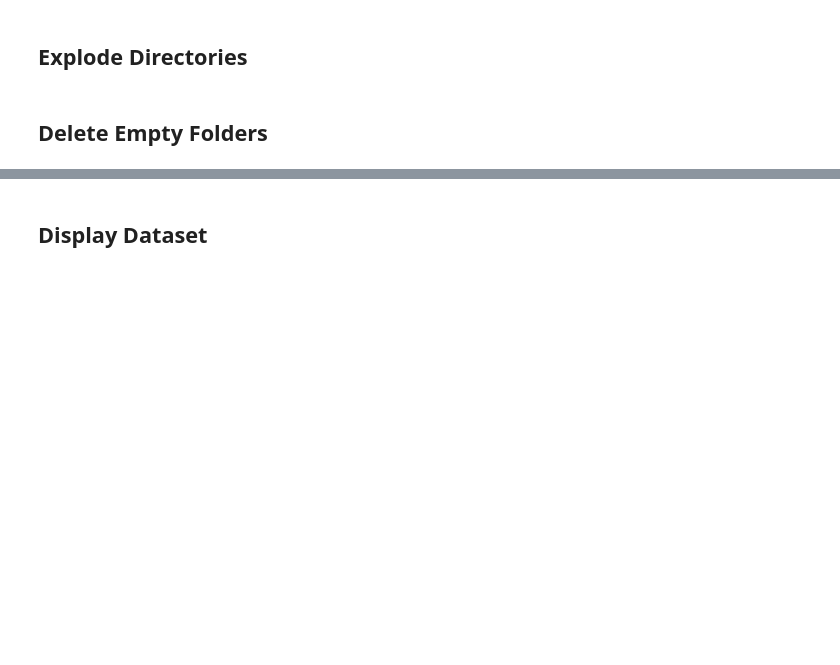
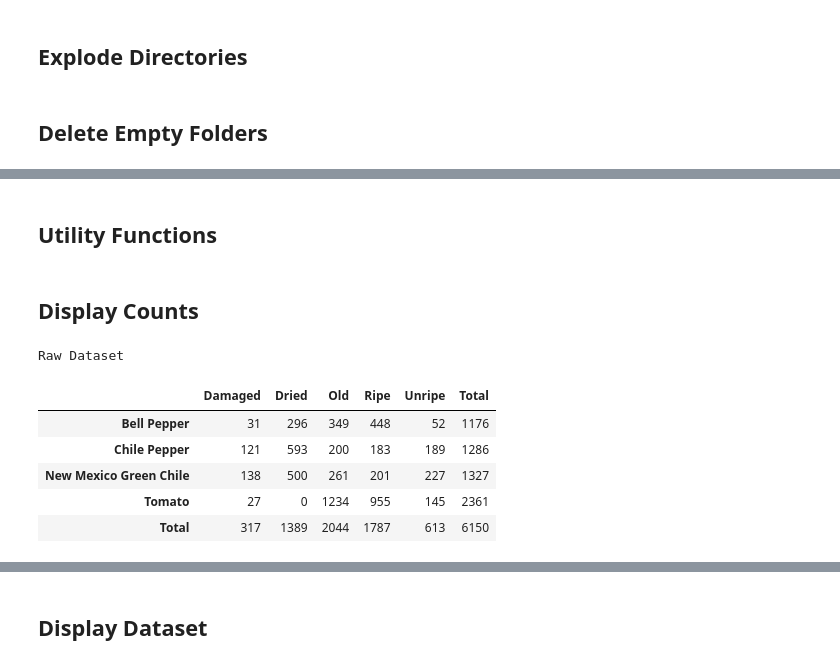
Before and after one commit to ir-rafio/Vegetable-Classification-and-Quality-Assessment, a Jupyter notebook: Vegetable.ipynb, the cells around one changed output, grey strips where cells are left out. Saved outputs shown, nothing was run; the diff lists cells and outputs as text; code cells hidden in the pictures; blank space fills up the shorter version.

```diff
--- a/Vegetable.ipynb
+++ b/Vegetable.ipynb
@@ -100,0 +113,2 @@ classes = dataset.classes
+# %% [markdown]
+## Utility Functions
@@ -100,0 +144,26 @@ classes = dataset.classes
+# %%
+def display_counts(dataset, dataset_name):
+    class_counts = get_label_counts(dataset)
+
+    vegetables = []
+    qualities = []
+    for label in class_counts.keys():
+        vegetable, quality = parse_label(label)
+        if vegetable not in vegetables:
+            vegetables.append(vegetable)
+        if quality not in qualities:
+            qualities.append(quality)
+
+    df_table = pd.DataFrame(index=sorted(vegetables), columns=sorted(qualities))
+    df_table.fillna(0, inplace=True)
+
+    for label, count in class_counts.items():
+        vegetable, quality = parse_label(label)
+        df_table.loc[vegetable, quality] = count
+
+    df_table.loc['Total'] = df_table.sum()
+    df_table['Total'] = df_table.sum(axis=1)
+
+    print(dataset_name)
+    display(df_table)
+    print()
@@ -100,0 +202,12 @@ classes = dataset.classes
+# %% [markdown]
+## Display Counts
+# %%
+display_counts(raw_dataset, 'Raw Dataset')
+# %% [output]
+Raw Dataset
+|  | Damaged | Dried | Old | Ripe | Unripe | Total |
+| Bell Pepper | 31 | 296 | 349 | 448 | 52 | 1176 |
+| Chile Pepper | 121 | 593 | 200 | 183 | 189 | 1286 |
+| New Mexico Green Chile | 138 | 500 | 261 | 201 | 227 | 1327 |
+| Tomato | 27 | 0 | 1234 | 955 | 145 | 2361 |
+| Total | 317 | 1389 | 2044 | 1787 | 613 | 6150 |
```
Also changed, not shown: parts of 26 cells of this notebook.
